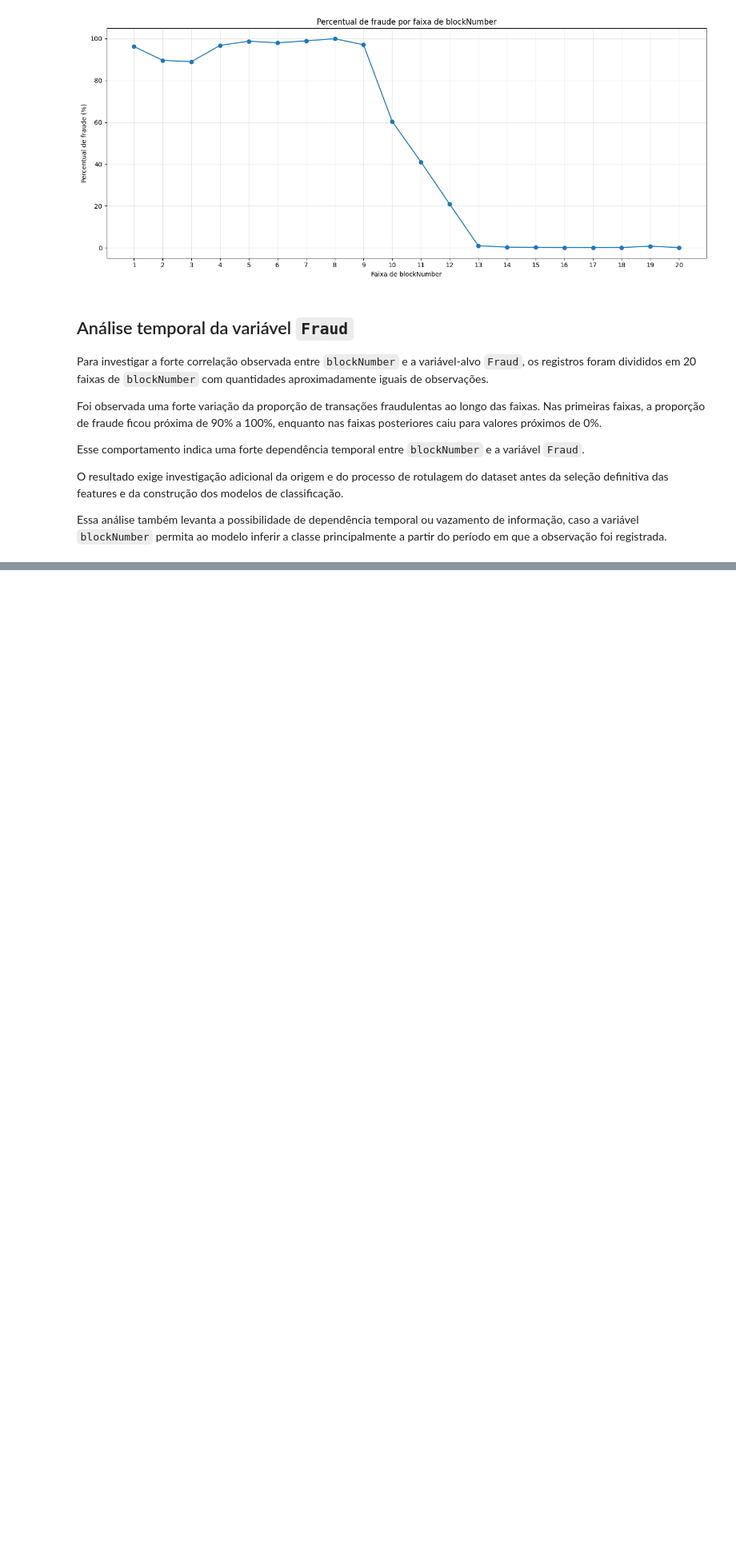
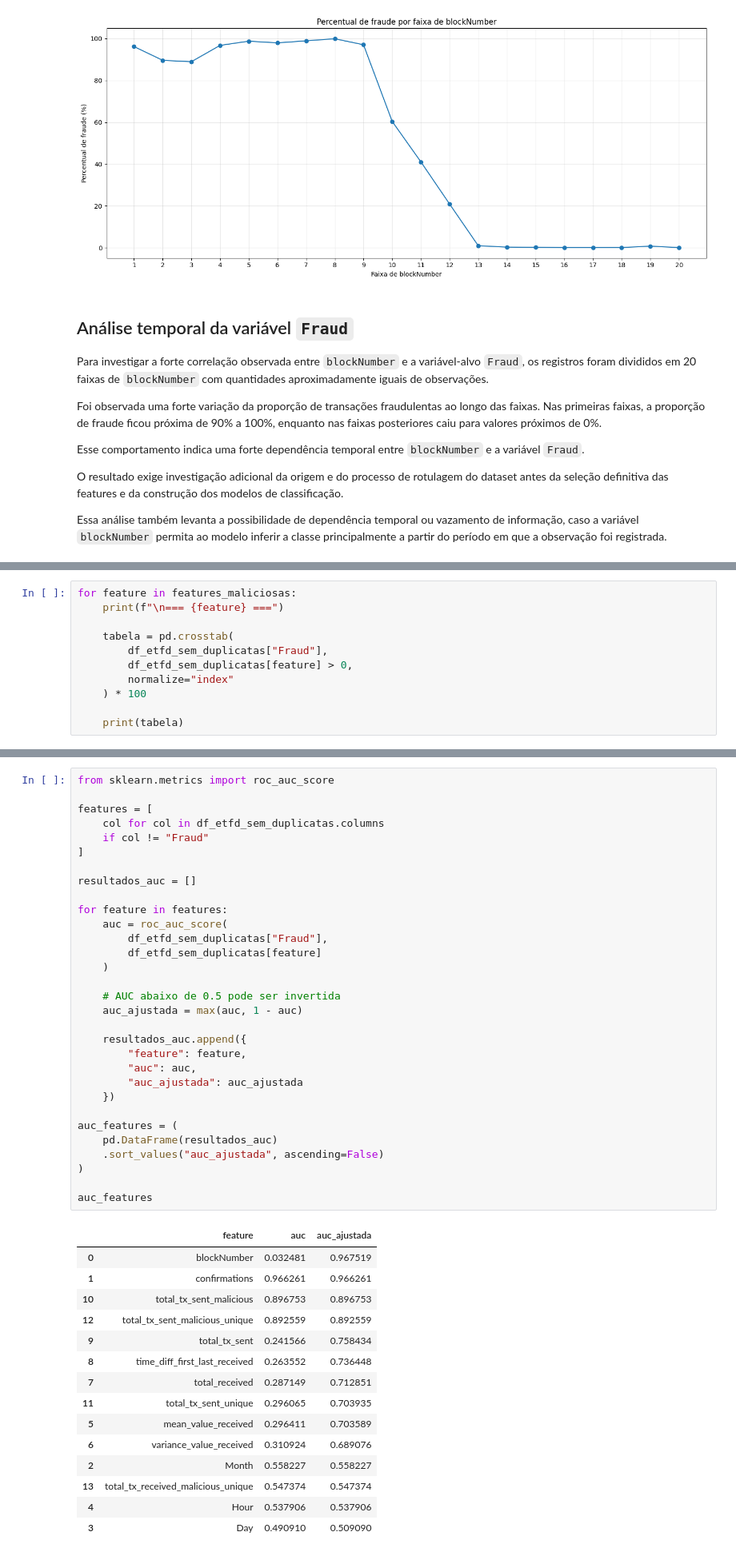
Before and after one commit to GabrielThiel/ethereum-fraud-analysis, a Jupyter notebook: notebooks/01-exploracao-datasets.ipynb, the cells around one changed output, grey strips where cells are left out. Shown at 80% size. Saved outputs shown, nothing was run; the diff lists cells and outputs as text; blank space fills up the shorter version.

```diff
--- a/notebooks/01-exploracao-datasets.ipynb
+++ b/notebooks/01-exploracao-datasets.ipynb
@@ -697,0 +740,11 @@ foi registrada.
+# %%
+for feature in features_maliciosas:
+    print(f"\n=== {feature} ===")
+
+    tabela = pd.crosstab(
+        df_etfd_sem_duplicatas["Fraud"],
+        df_etfd_sem_duplicatas[feature] > 0,
+        normalize="index"
+    ) * 100
+
+    print(tabela)
@@ -697,0 +877,47 @@ foi registrada.
+# %%
+from sklearn.metrics import roc_auc_score
+
+features = [
+    col for col in df_etfd_sem_duplicatas.columns
+    if col != "Fraud"
+]
+
+resultados_auc = []
+
+for feature in features:
+    auc = roc_auc_score(
+        df_etfd_sem_duplicatas["Fraud"],
+        df_etfd_sem_duplicatas[feature]
+    )
+
+    # AUC abaixo de 0.5 pode ser invertida
+    auc_ajustada = max(auc, 1 - auc)
+
+    resultados_auc.append({
+        "feature": feature,
+        "auc": auc,
+        "auc_ajustada": auc_ajustada
+    })
+
+auc_features = (
+    pd.DataFrame(resultados_auc)
+    .sort_values("auc_ajustada", ascending=False)
+)
+
+auc_features
+# %% [output]
+|  | feature | auc | auc_ajustada |
+| 0 | blockNumber | 0.032481 | 0.967519 |
+| 1 | confirmations | 0.966261 | 0.966261 |
+| 10 | total_tx_sent_malicious | 0.896753 | 0.896753 |
+| 12 | total_tx_sent_malicious_unique | 0.892559 | 0.892559 |
+| 9 | total_tx_sent | 0.241566 | 0.758434 |
+| 8 | time_diff_first_last_received | 0.263552 | 0.736448 |
+| 7 | total_received | 0.287149 | 0.712851 |
+| 11 | total_tx_sent_unique | 0.296065 | 0.703935 |
+| 5 | mean_value_received | 0.296411 | 0.703589 |
+| 6 | variance_value_received | 0.310924 | 0.689076 |
+| 2 | Month | 0.558227 | 0.558227 |
+| 13 | total_tx_received_malicious_unique | 0.547374 | 0.547374 |
+| 4 | Hour | 0.537906 | 0.537906 |
+| 3 | Day | 0.490910 | 0.509090 |
```
Also changed, not shown: parts of 20 cells of this notebook.
